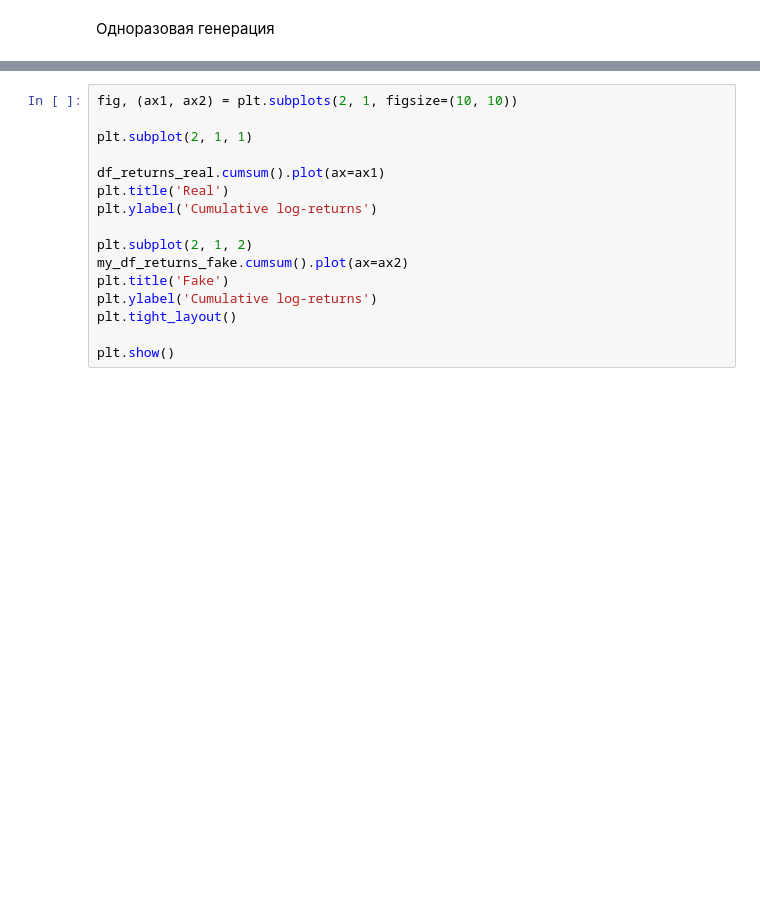
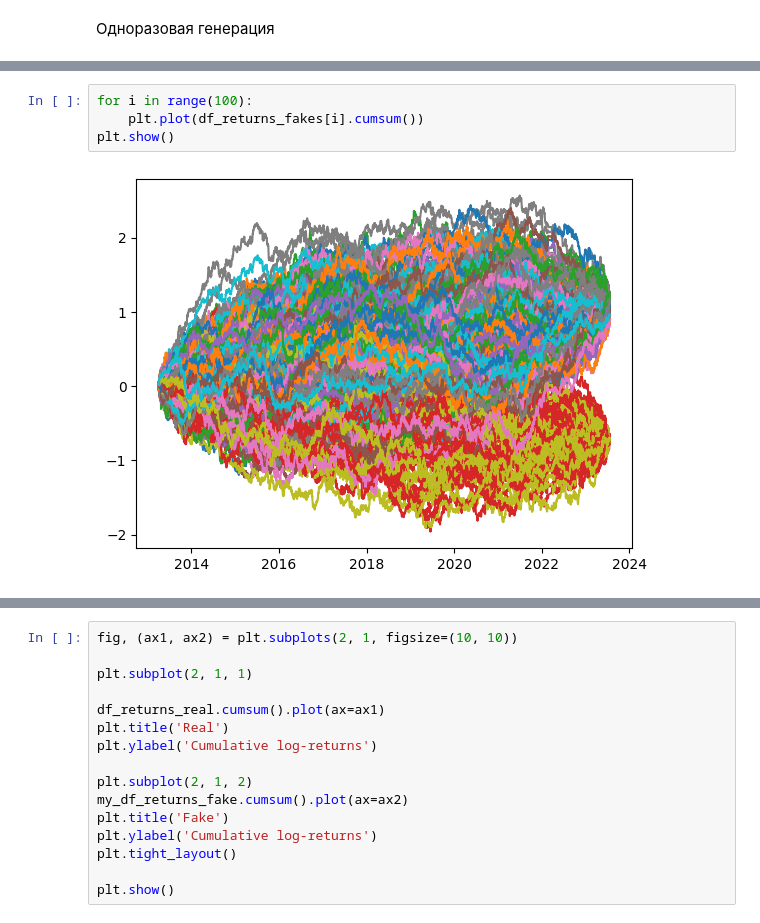
Before and after one commit to Dushese/gan-moex, a Jupyter notebook: research/gan compare with orig.ipynb, the cells around one changed output, grey strips where cells are left out. Cells and saved outputs as stored; diff of their text form; blank space fills up the shorter version.

```diff
--- a/research/gan compare with orig.ipynb
+++ b/research/gan compare with orig.ipynb
@@ -230,3 +249,9 @@ Load 800 epoch and 2 kernel_size checkpoint
+# %%
+for i in range(100):
+    plt.plot(df_returns_fakes[i].cumsum())
+plt.show()
+# %% [output]
+[figure, added]
 # %%
 import matplotlib.pyplot as plt
 from statsmodels.tsa.stattools import acf
```
Also changed, not shown: parts of 5 cells of this notebook.
